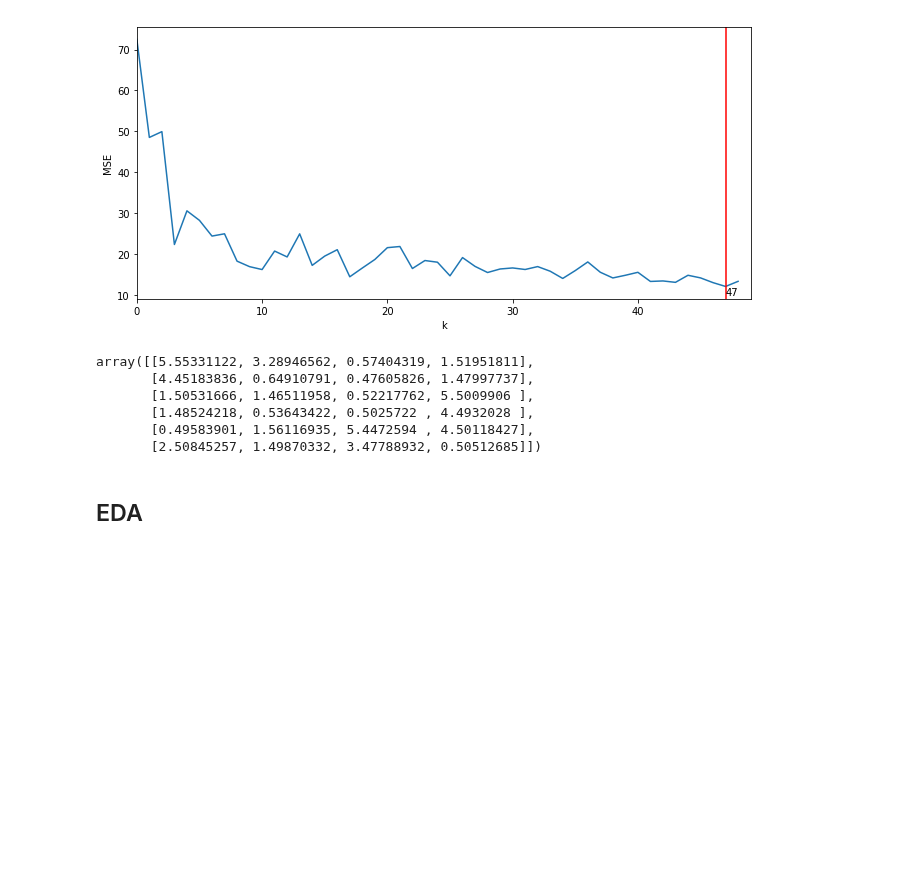
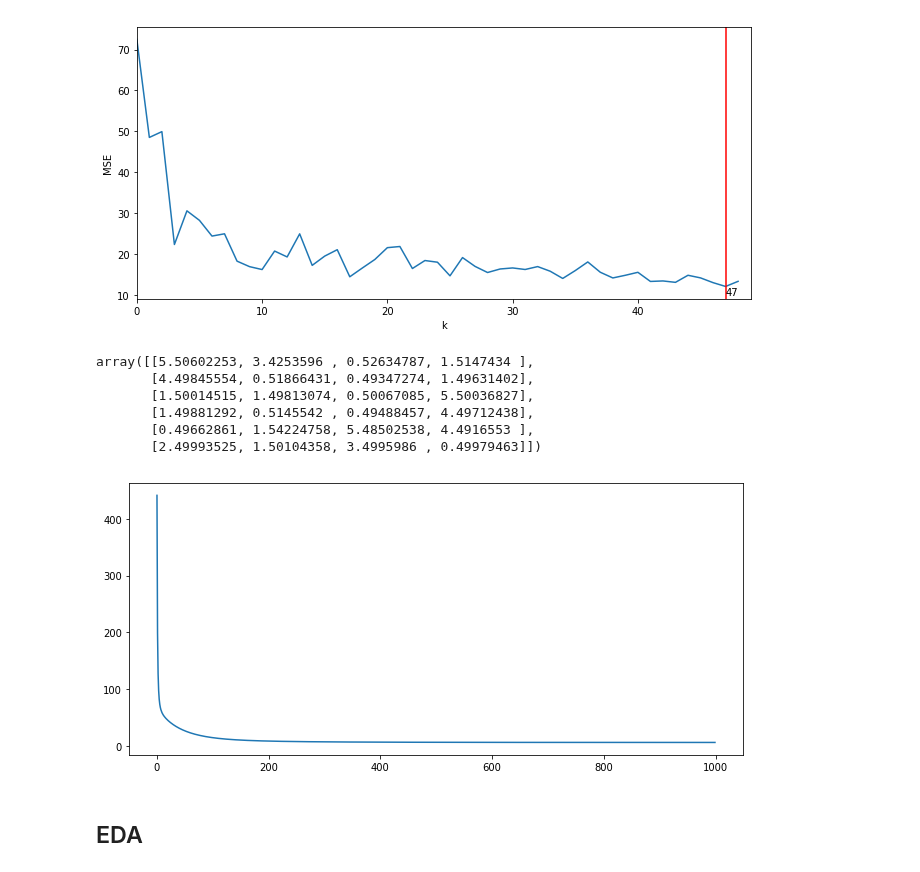
Before and after one commit to carlosgeovany/MachineLearning, a Jupyter notebook: RecommenderSystem.ipynb, the cells around one changed output. Drawn from its saved outputs; the diff is of its cells as text; code cells hidden in the pictures; blank space fills up the shorter version.

Commit message:
train dataset with best k

```diff
--- a/RecommenderSystem.ipynb
+++ b/RecommenderSystem.ipynb
@@ -24,12 +24,10 @@ a = np.array([
     ])
 # %%
 mse = []
-matrix_s = []
-for k in range(1, 50, 1):
+for k in range(1, 51, 1):
     r = matrix_factorization(a,k)
     r.fit(iterations=500)
     mse.append(np.mean(r.mse))
-    matrix_s.append(r.matrix)
 # %%
 plt.figure(figsize=(11, 5))
 plt.plot(mse)
@@ -43,14 +41,28 @@ plt.show()
 [figure]
 # %%
 ## Best matrix with best k
-matrix_s[np.argmin(mse)-1]
+k=np.argmin(mse)
+recomm = matrix_factorization(a,k)
-# %% [output]
-array([[5.55331122, 3.28946562, 0.57404319, 1.51951811],
-       [4.45183836, 0.64910791, 0.47605826, 1.47997737],
-       [1.50531666, 1.46511958, 0.52217762, 5.5009906 ],
-       [1.48524218, 0.53643422, 0.5025722 , 4.4932028 ],
-       [0.49583901, 1.56116935, 5.4472594 , 4.50118427],
-       [2.50845257, 1.49870332, 3.47788932, 0.50512685]])
+# %%
+## Train the model
+recomm.fit(iterations=1000)
+# %%
+## Get the Predicted matrix
+recomm.matrix
+# %% [output]
+array([[5.50602253, 3.4253596 , 0.52634787, 1.5147434 ],
+       [4.49845554, 0.51866431, 0.49347274, 1.49631402],
+       [1.50014515, 1.49813074, 0.50067085, 5.50036827],
+       [1.49881292, 0.5145542 , 0.49488457, 4.49712438],
+       [0.49662861, 1.54224758, 5.48502538, 4.4916553 ],
+       [2.49993525, 1.50104358, 3.4995986 , 0.49979463]])
+# %%
+## Plot MSE over iterations
+plt.figure(figsize=(11, 5))
+plt.plot(recomm.mse)
+plt.show()
+# %% [output]
+[figure, added]
 # %% [markdown]
 ## EDA
 # %%
```
Also changed, not shown: parts of 17 cells of this notebook.
